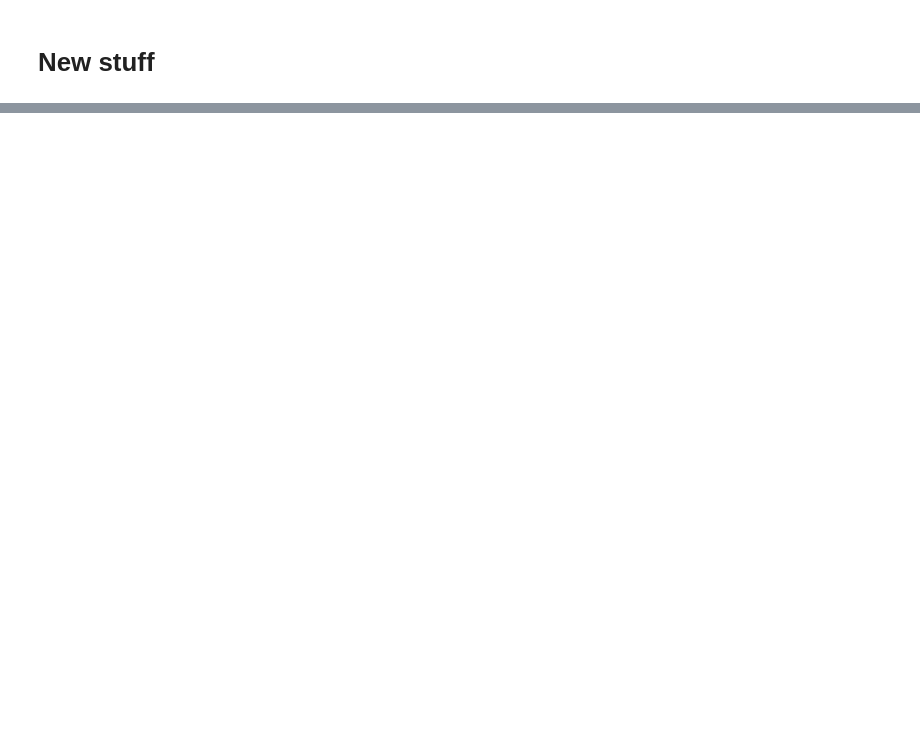
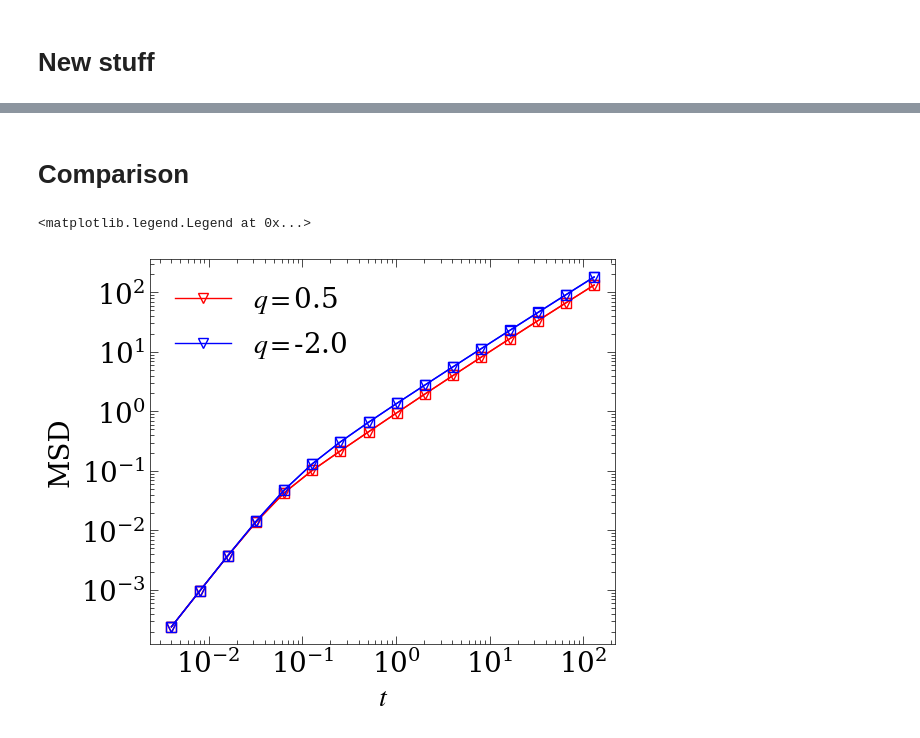
Before and after one commit to ThomasBechSchroeder/gamdpy, a Jupyter notebook: explore/electro.ipynb, the cells around one changed output, grey strips where cells are left out. Cells and saved outputs as stored; diff of their text form; code cells hidden in the pictures; blank space fills up the shorter version.

```diff
--- a/explore/electro.ipynb
+++ b/explore/electro.ipynb
@@ -112,3 +105,6 @@ trajectory/ (Group)
             bonds  (Dataset, shape=(0,), dtype=int32)
             dihedrals  (Dataset, shape=(0,), dtype=int32)
             molecules/ (Group)
+# %%
+tmp = gp.tools.calc_dynamics(sim.output, 0, qvalues=2*np.pi)
+t1, msd1 = [tmp[key] for key in ['times', 'msd']]
@@ -123,14 +124,16 @@ c2.randomize_velocities(temperature=temperature, seed=1) # Initial high temperat
 c2.ptype[::5] = 1 # Every fifth particle set to type 1 (4:1 mixture)
 
 # Setup pair potential: Binary Kob-Andersen LJ mixture + coulomb.
+charges = [qA, qB]
 LJ = gp.apply_shifted_force_cutoff(gp.LJ_12_6_sigma_epsilon)
 LJ_pair = gp.PairPotential(LJ, params=[sig, eps, cut], max_num_nbs=2000)
-Coulomb = gp.Electrostatics(charges=[qA, qB], cutoff=cut)
+Coulomb = gp.Electrostatics(charges=charges, cutoff=cut)
 
 integrator = gp.integrators.NVT(temperature=temperature, tau=0.2, dt=dt)
 
 # Setup runtime actions, i.e. actions performed during simulation of timeblocks
-runtime_actions = [gp.TrajectorySaver(), gp.MomentumReset(100)]
+calc_rdf = gp.CalculatorRadialDistribution(c2, bins=500)
+runtime_actions = [gp.TrajectorySaver(), gp.RestartSaver(), gp.ScalarSaver(32), gp.MomentumReset(100)]
 
 compute_plan = gp.get_default_compute_plan(configuration)
 
@@ -138,7 +141,16 @@ sim2 = gp.Simulation(c2, [LJ_pair, Coulomb], integrator, runtime_actions,
                     num_timeblocks=num_timeblocks, steps_per_timeblock=steps_per_timeblock,
                     compute_plan=compute_plan, storage="memory")
 
+# Equilibration
+print('Equilibrating.............')
 for block in sim2.run_timeblocks():
+    pass
+print(sim2.summary())
+
+# Production
+print('Running............')
+for block in sim2.run_timeblocks():
+    calc_rdf.update()
     print(f'{sim2.status(per_particle=True)}')
 print(sim2.summary())
 # %% [output]
@@ -146,0 +174,3 @@ timeblock= 1     time= 8.192       U= -3.107    W= 27.464    K= 7.659
+# %%
+tmp = gp.tools.calc_dynamics(sim2.output, 0, qvalues=2*np.pi)
+t2, msd2 = [tmp[key] for key in ['times', 'msd']]
@@ -146,0 +182,18 @@ timeblock= 1     time= 8.192       U= -3.107    W= 27.464    K= 7.659
+# %% [markdown]
+# Comparison
+# %%
+import matplotlib.pyplot as plt
+from matplotlib.ticker import AutoMinorLocator, LogLocator
+plt.style.use('physrev')
+
+colors=['r','b']
+
+for typ in range(2):
+    plt.loglog(t1, msd1[:, typ], label=r'$q=$' + f'{charges[typ]:.1f}', color=colors[typ])
+    plt.loglog(t2, msd2[:, typ], marker='s', color=colors[typ])
+plt.xlabel(r'$t$')
+plt.ylabel(r'MSD')
+plt.legend(frameon=False)
+# %% [output]
+<matplotlib.legend.Legend at 0x...>
+[figure, added]
```
Also changed, not shown: parts of 11 cells of this notebook.
